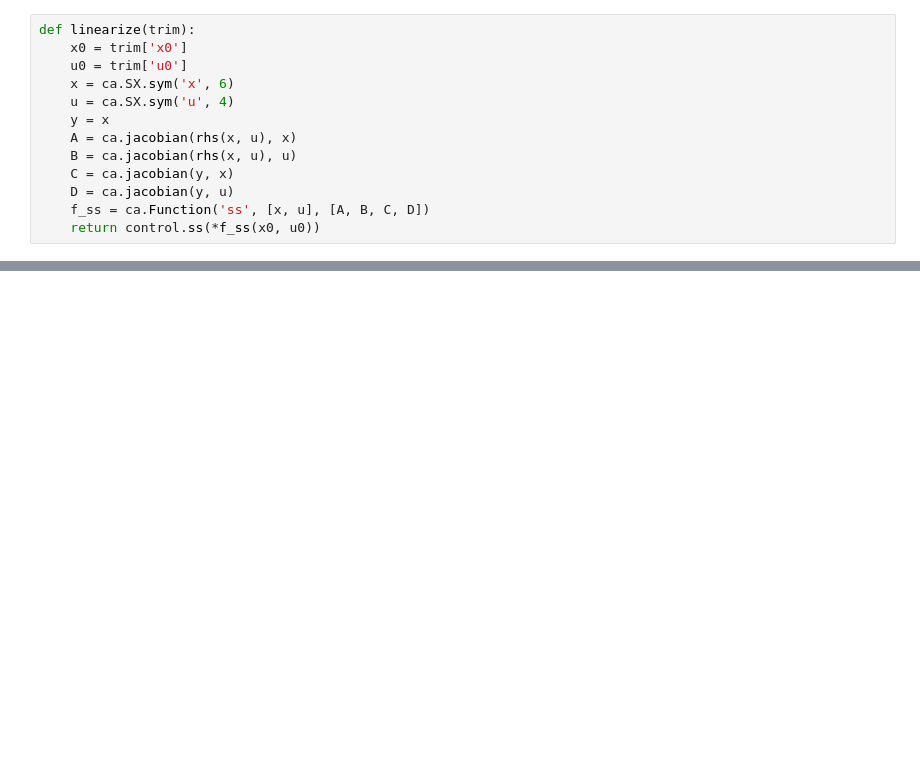
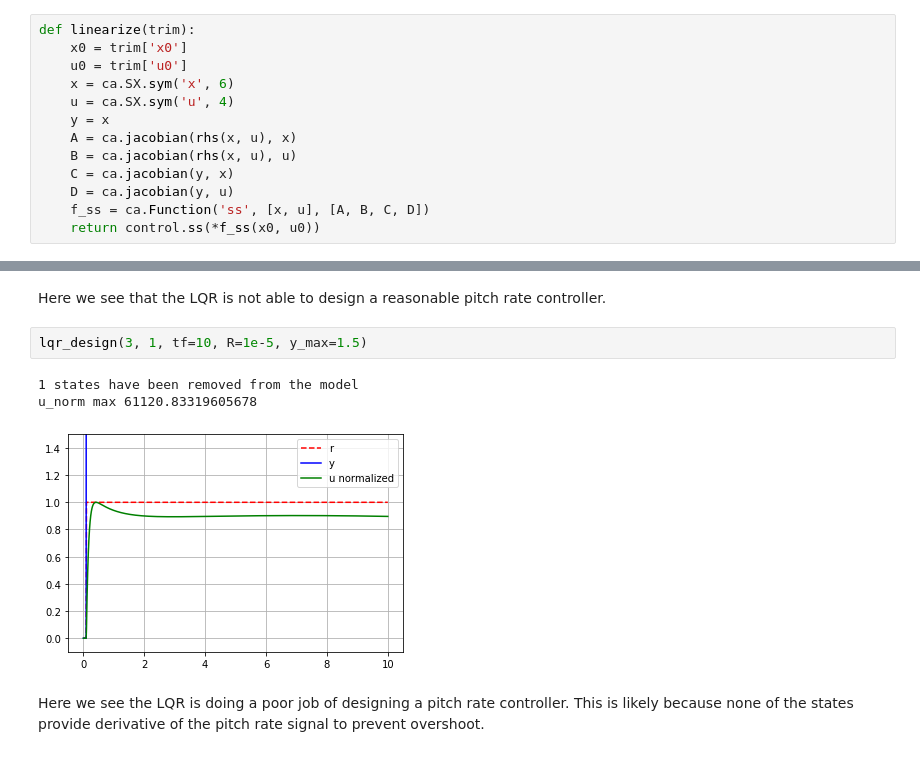
Before and after one commit to jgoppert/aae497-f19, a Jupyter notebook: lectures/4-Casadi-Transport.ipynb, the cells around one changed output, grey strips where cells are left out. Drawn from its saved outputs; the diff is of its cells as text; blank space fills up the shorter version.

```diff
--- a/lectures/4-Casadi-Transport.ipynb
+++ b/lectures/4-Casadi-Transport.ipynb
@@ -190,0 +256,11 @@ pitch_rate_control_design(200, -1000*((s+0.5)/s)**2, [-3, 1], [-2, 2])
+# %% [markdown]
+Here we see that the LQR is not able to design a reasonable pitch rate controller.
+# %%
+lqr_design(3, 1, tf=10, R=1e-5, y_max=1.5)
+# %% [output]
+1 states have been removed from the model
+u_norm max 61120.83319605678
+[figure, added]
+# %% [markdown]
+Here we see the LQR is doing a poor job of designing a pitch rate controller. This is likely because none of the
+states provide derivative of the pitch rate signal to prevent overshoot.
```
Also changed, not shown: parts of 10 cells of this notebook.
